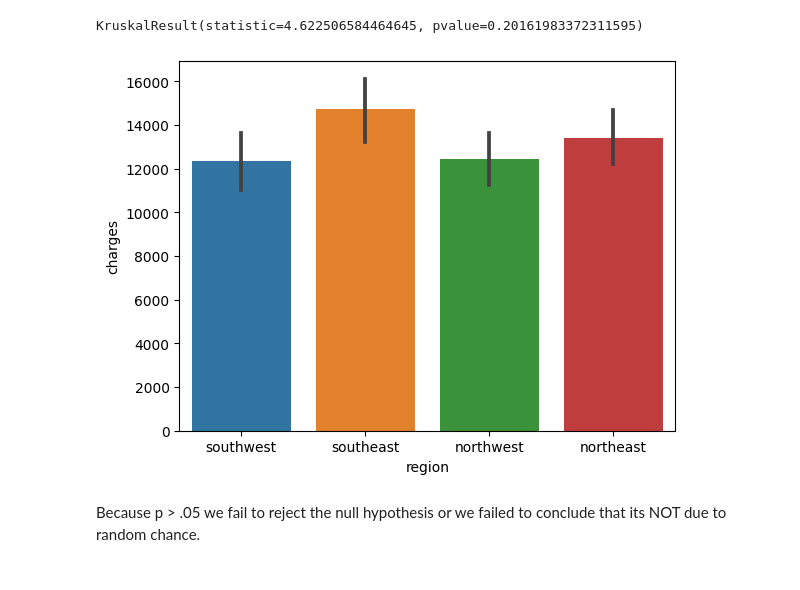
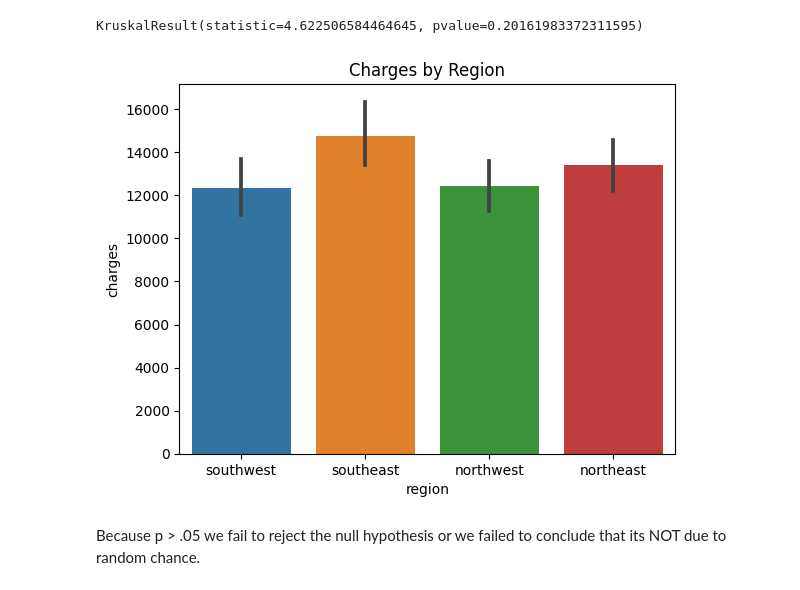
Before and after one commit to zevy613/Hypothesis-Testing, a Jupyter notebook: Hypothesis Testing with Insurance Data (Core).ipynb, the cells around one changed output. Saved outputs shown, nothing was run; the diff lists cells and outputs as text; code cells hidden in the pictures.

```diff
--- a/Hypothesis Testing with Insurance Data (Core).ipynb
+++ b/Hypothesis Testing with Insurance Data (Core).ipynb
@@ -278,8 +284,10 @@ result
 # %% [output]
 KruskalResult(statistic=4.622506584464645, pvalue=0.20161983372311595)
 # %%
-sns.barplot(data=df, x='region',y='charges');
+ax = sns.barplot(data=df, x='region',y='charges');
+ax.set_title("Charges by Region")
+plt.savefig('Visuals/chargesbyregion_barplot.png', pad_inches=1)
 # %% [output]
-[figure, old version]
+[figure, new version]
 # %% [markdown]
 Because p > .05 we fail to reject the null hypothesis or we failed to conclude that its NOT due to random chance.
```
Also changed, not shown: parts of 9 cells of this notebook, 4 other files.
